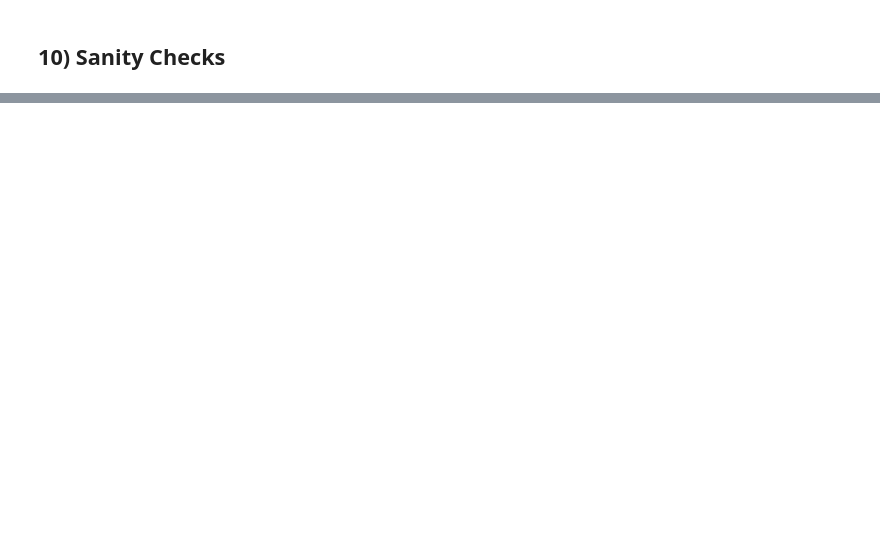
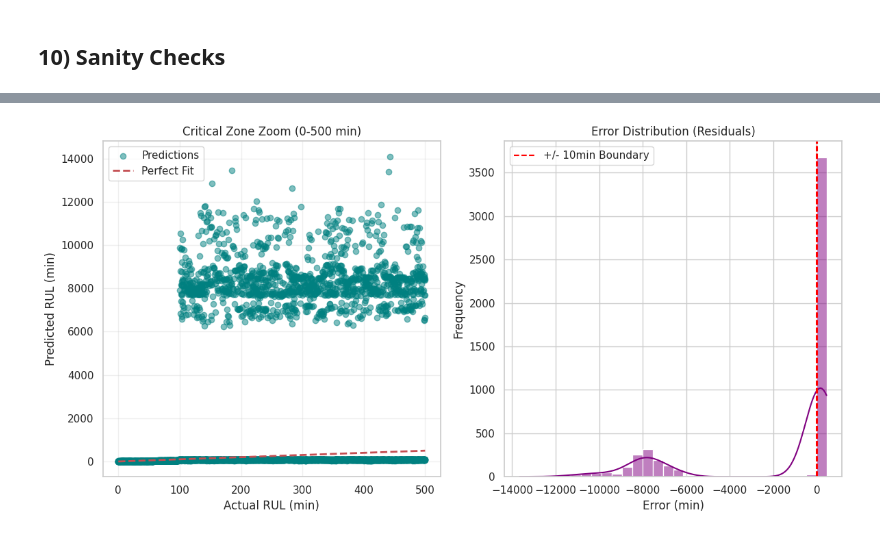
Before and after one commit to canozkan17/ROS2-Based-Smart-Factory-Digital-Twin, a Jupyter notebook: model_process_pump_Training.ipynb, the cells around one changed output, grey strips where cells are left out. Cells and saved outputs as stored; diff of their text form; code cells hidden in the pictures; blank space fills up the shorter version.

```diff
--- a/model_process_pump_Training.ipynb
+++ b/model_process_pump_Training.ipynb
@@ -1656,3 +2057,39 @@ Stage-1 verdict        : PASS
 ----------------------------------------------------------------------
 SANITY CHECKS COMPLETE
 ----------------------------------------------------------------------
+# %%
+# 10A/ VISUALIZATION - Two-Stage RUL System Predictions vs True RUL
+print_header("10A/ VISUALIZATION - Two-Stage RUL System Predictions vs True RUL")
+
+# Visualization: Predicted vs Actual (Zoomed to 0-500 Range)
+plt.figure(figsize=(12, 6))
+
+# Filter samples for a clearer view
+mask_zoom = y_eval <= 500
+y_true_zoom = y_eval[mask_zoom]
+y_pred_zoom = final_pred[mask_zoom]
+
+plt.subplot(1, 2, 1)
+plt.scatter(y_true_zoom, y_pred_zoom, alpha=0.5, color='teal', label='Predictions')
+plt.plot([0, 500], [0, 500], 'r--', lw=2, label='Perfect Fit')
+plt.title("Critical Zone Zoom (0-500 min)")
+plt.xlabel("Actual RUL (min)")
+plt.ylabel("Predicted RUL (min)")
+plt.legend()
+plt.grid(True, alpha=0.3)
+
+# Visualization: Error Distribution (The Residuals)
+plt.subplot(1, 2, 2)
+residuals = y_true_zoom - y_pred_zoom
+sns.histplot(residuals, kde=True, color='purple', bins=30)
+plt.axvline(x=10, color='red', linestyle='--', label='+/- 10min Boundary')
+plt.axvline(x=-10, color='red', linestyle='--')
+plt.title("Error Distribution (Residuals)")
+plt.xlabel("Error (min)")
+plt.ylabel("Frequency")
+plt.legend()
+
+plt.tight_layout()
+plt.show()
+# %% [output]
+[figure, added]
```
Also changed, not shown: parts of 20 cells of this notebook, 8 other files.
